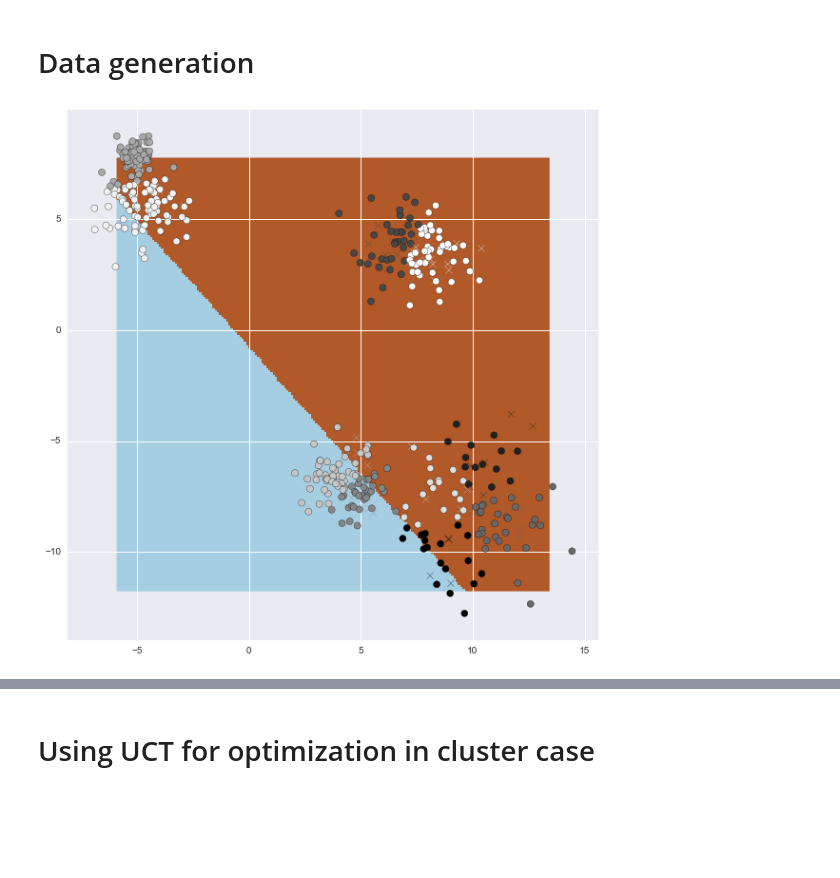
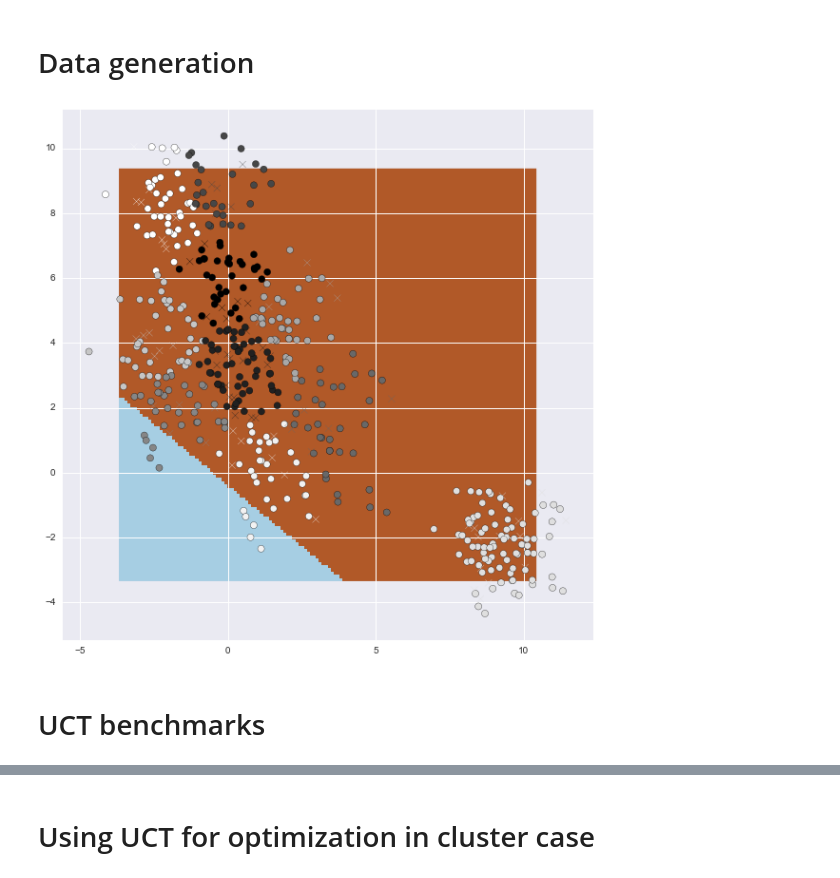
Before and after one commit to gmum/mlls2015, a Jupyter notebook: notebooks/uct-cluster.ipynb, the cells around one changed output, grey strips where cells are left out. Drawn from its saved outputs; the diff is of its cells as text; code cells hidden in the pictures; blank space fills up the shorter version.

```diff
--- a/notebooks/uct-cluster.ipynb
+++ b/notebooks/uct-cluster.ipynb
@@ -53,51 +56,51 @@ def exponential_pairwise_distances(x1, x2):
 # Data generation
 # %%
 def gauss_sample(N, K, D=2):
-    mean = np.random.uniform(-10,10, size=(N,D))
-    dev = np.random.uniform(0.1, 2, size=(N,))
-    size = np.random.uniform(0.5*K, 1.5*K, size=(N,))
+    mean = np.random.RandomState(0).uniform(-10,10, size=(N,D))
+    dev = np.random.RandomState(0).uniform(0.1, 2, size=(N,))
+    size = np.random.RandomState(0).uniform(0.5*K, 1.5*K, size=(N,))
     X = []
     for m,d,s in zip(mean, dev,size):
-        X.append(np.random.normal(m, d, size=(K,D)))
+        X.append(np.random.RandomState(0).normal(m, d, size=(K,D)))
     return np.vstack(X)
 
 ### Sample some data from multivariate gauss distribution ###
 X = gauss_sample(5, 100, 2)
 m = KMeans(n_clusters=10).fit_predict(X)
-hyperplane = np.random.uniform(0,1,size=(3,))
+hyperplane = np.random.RandomState(0).uniform(0,1,size=(3,))
 y = np.array([hyperplane[0:2].dot(p.reshape(-1,1)) + hyperplane[2] >= 0 for p in X]).reshape(-1)
-samples = np.random.choice(range(X.shape[0]), 100)
+samples = np.random.RandomState(0).choice(range(X.shape[0]), 100)
 y = mask_unknowns(y, range(len(y)))
 # Unmask part of data
 y[samples] = y.data[samples]
 
 ### Plot imperfect Perceptron and additionally coloured clusters of data ###
 # 'x' are 1s and 'o' are 0s
 
 m = KMeans(n_clusters=10).fit_predict(X)
 model = Perceptron().fit(X[samples], y[samples])
 plt.figure(figsize=(10,10))
 
 
 # Plot the decision boundary. For that, we will assign a color to each
 h = 0.1
 x_min, x_max = X[:, 0].min() + 1, X[:, 0].max() - 1
 y_min, y_max = X[:, 1].min() + 1, X[:, 1].max() - 1
 xx, yy = np.meshgrid(np.arange(x_min, x_max, h), np.arange(y_min, y_max, h))
 
 # Obtain labels for each point in mesh. Use last trained model.
 Z = model.predict(np.c_[xx.ravel(), yy.ravel()])
 
 # Put the result into a color plot
 Z = Z.reshape(xx.shape)
 plt.imshow(Z, interpolation='nearest',
            extent=(xx.min(), xx.max(), yy.min(), yy.max()),
            cmap=plt.cm.Paired,
            aspect='auto', origin='lower')
 
 # True example labels
 for mark, cls in zip(['o','x'], [0,1]):
     plt.scatter(X[y==cls, 0], X[y==cls, 1],s=50,c = m[y==cls], marker=mark)
 # %% [output]
-[figure, old version]
+[figure, new version]
 # %%
@@ -117,3 +120,5 @@ def uqgb_strategy(game, N=2000, solver="iterative"):
     else:
         raise RuntimeError("Not implemented solver")
     return state['ids']
+# %% [markdown]
+# UCT benchmarks
```
Also changed, not shown: parts of 12 cells of this notebook, 2 other files.
